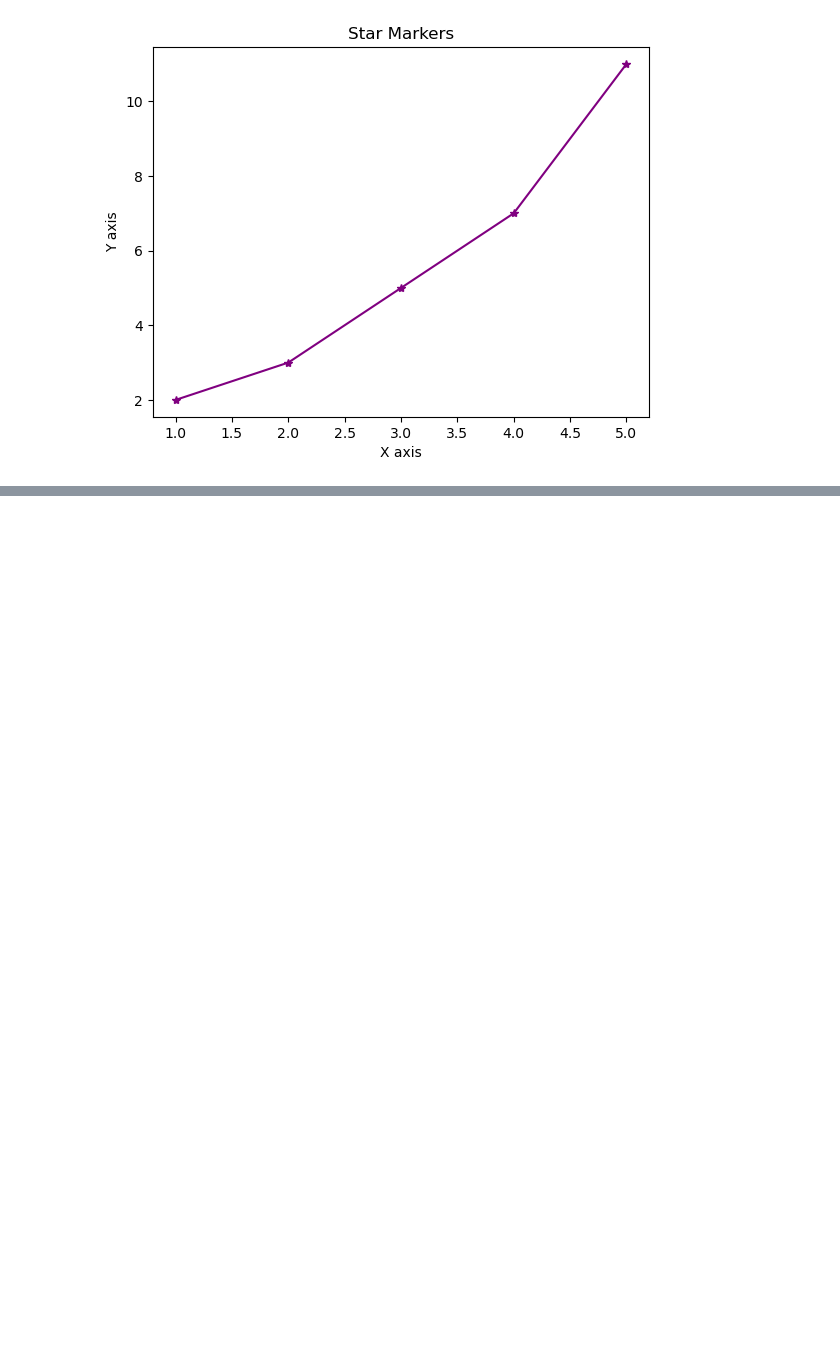
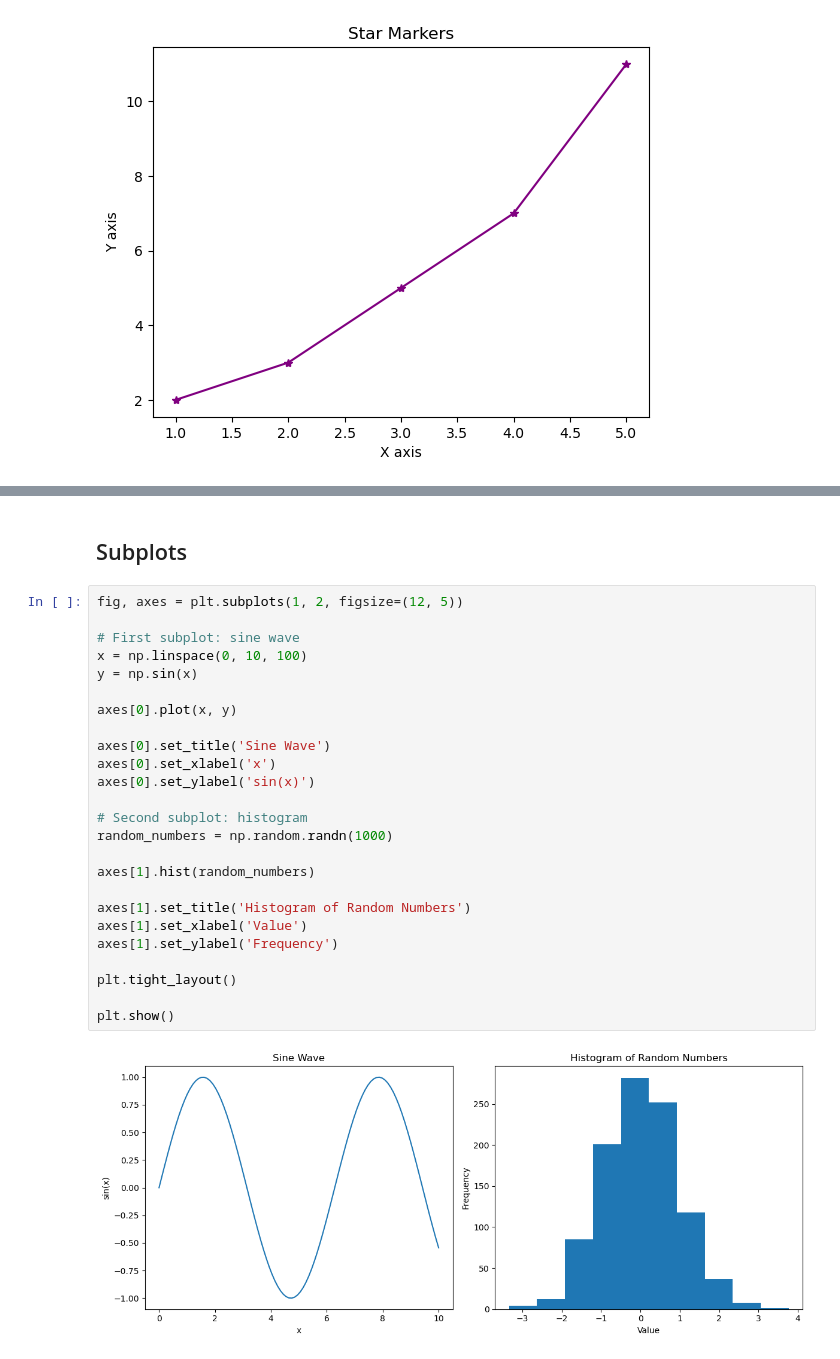
Before and after one commit to sal-araya/Data-Analytics-2026, a Jupyter notebook: Week-07/Ex3A_Plotting_Data.ipynb, the cells around one changed output, grey strips where cells are left out. Saved outputs shown, nothing was run; the diff lists cells and outputs as text; blank space fills up the shorter version.

```diff
--- a/Week-07/Ex3A_Plotting_Data.ipynb
+++ b/Week-07/Ex3A_Plotting_Data.ipynb
@@ -90,0 +126,29 @@ plt.show()
+# %% [markdown]
+## Subplots
+# %%
+fig, axes = plt.subplots(1, 2, figsize=(12, 5))
+
+# First subplot: sine wave
+x = np.linspace(0, 10, 100)
+y = np.sin(x)
+
+axes[0].plot(x, y)
+
+axes[0].set_title('Sine Wave')
+axes[0].set_xlabel('x')
+axes[0].set_ylabel('sin(x)')
+
+# Second subplot: histogram
+random_numbers = np.random.randn(1000)
+
+axes[1].hist(random_numbers)
+
+axes[1].set_title('Histogram of Random Numbers')
+axes[1].set_xlabel('Value')
+axes[1].set_ylabel('Frequency')
+
+plt.tight_layout()
+
+plt.show()
+# %% [output]
+[figure, added]
```
Also changed, not shown: parts of 4 cells of this notebook.
